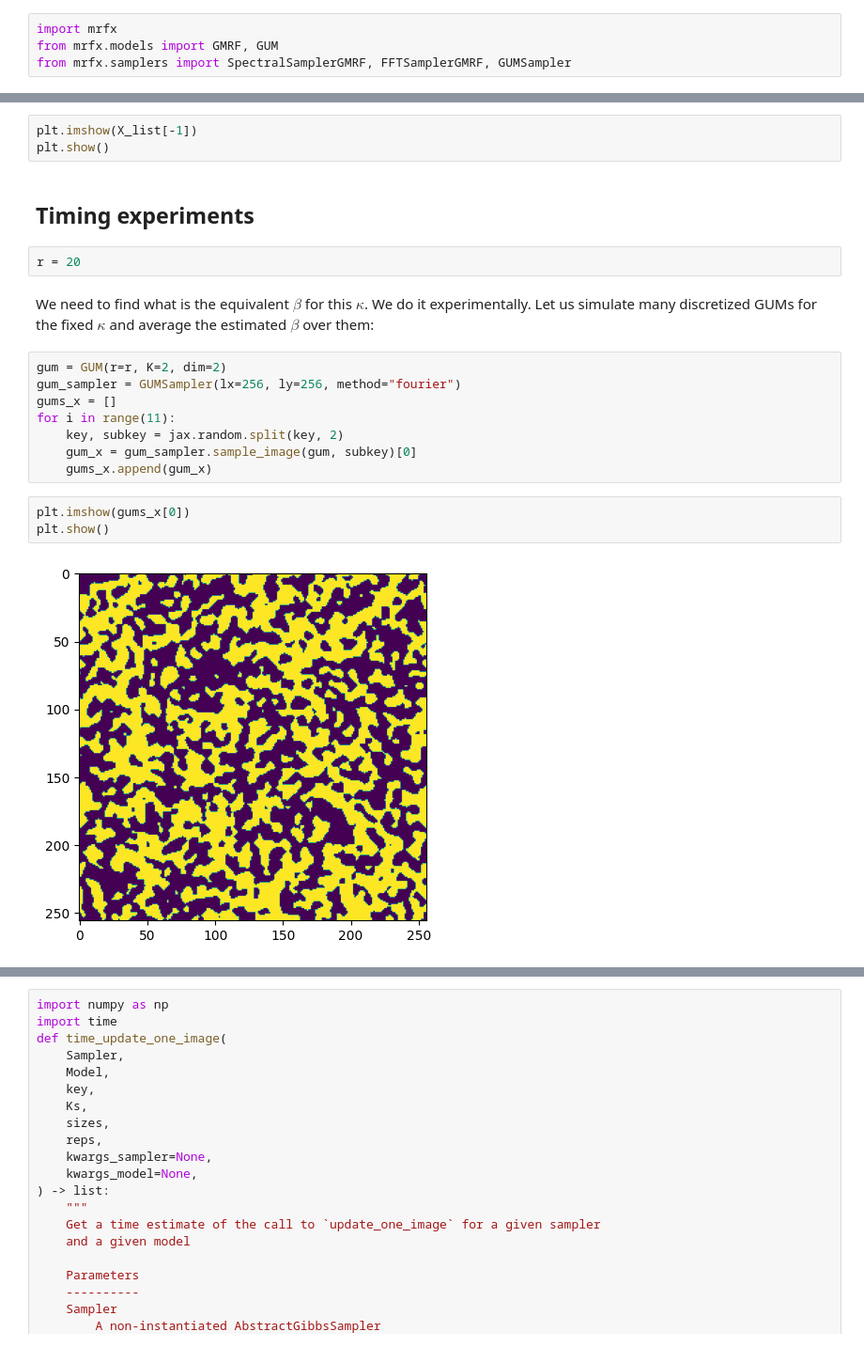
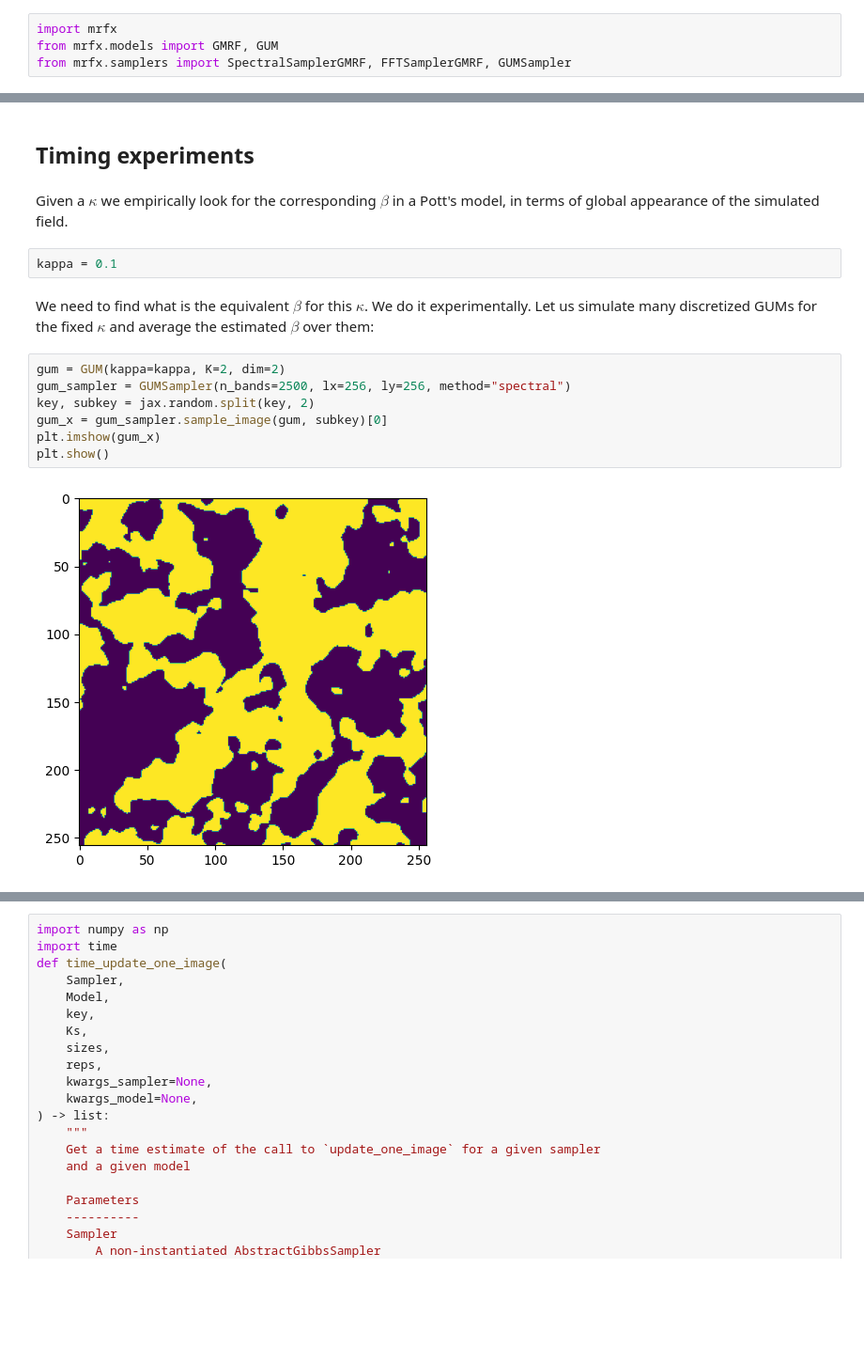
Before and after one commit to HGangloff/mrfx, a Jupyter notebook: notebooks/gums.ipynb, the cells around one changed output, grey strips where cells are left out. Shown at 94% size. Drawn from its saved outputs; the diff is of its cells as text; blank space fills up the shorter version.

```diff
--- a/notebooks/gums.ipynb
+++ b/notebooks/gums.ipynb
@@ -103,23 +17,18 @@ plt.show()
-# %%
-plt.imshow(X_list[-1])
-plt.show()
 # %% [markdown]
 ## Timing experiments
+# %% [markdown]
+Given a $\kappa$ we empirically look for the corresponding $\beta$ in a Pott's model, in terms of global appearance of the simulated field.
 # %%
-r = 20
+kappa = 0.1
 # %% [markdown]
 We need to find what is the equivalent $\beta$ for this $\kappa$. We do it experimentally. Let us simulate many discretized GUMs for the fixed $\kappa$ and average the estimated $\beta$ over them:
 # %%
-gum = GUM(r=r, K=2, dim=2)
-gum_sampler = GUMSampler(lx=256, ly=256, method="fourier")
-gums_x = []
-for i in range(11):
-    key, subkey = jax.random.split(key, 2)
-    gum_x = gum_sampler.sample_image(gum, subkey)[0]
-    gums_x.append(gum_x)
+gum = GUM(kappa=kappa, K=2, dim=2)
+gum_sampler = GUMSampler(n_bands=2500, lx=256, ly=256, method="spectral")
+key, subkey = jax.random.split(key, 2)
+gum_x = gum_sampler.sample_image(gum, subkey)[0]
+plt.imshow(gum_x)
+plt.show()
+# %% [output]
+[figure, added]
-# %%
-plt.imshow(gums_x[0])
-plt.show()
-# %% [output]
-[figure, removed]
 # %%
```
Also changed, not shown: parts of 20 cells of this notebook, 2 other files.
